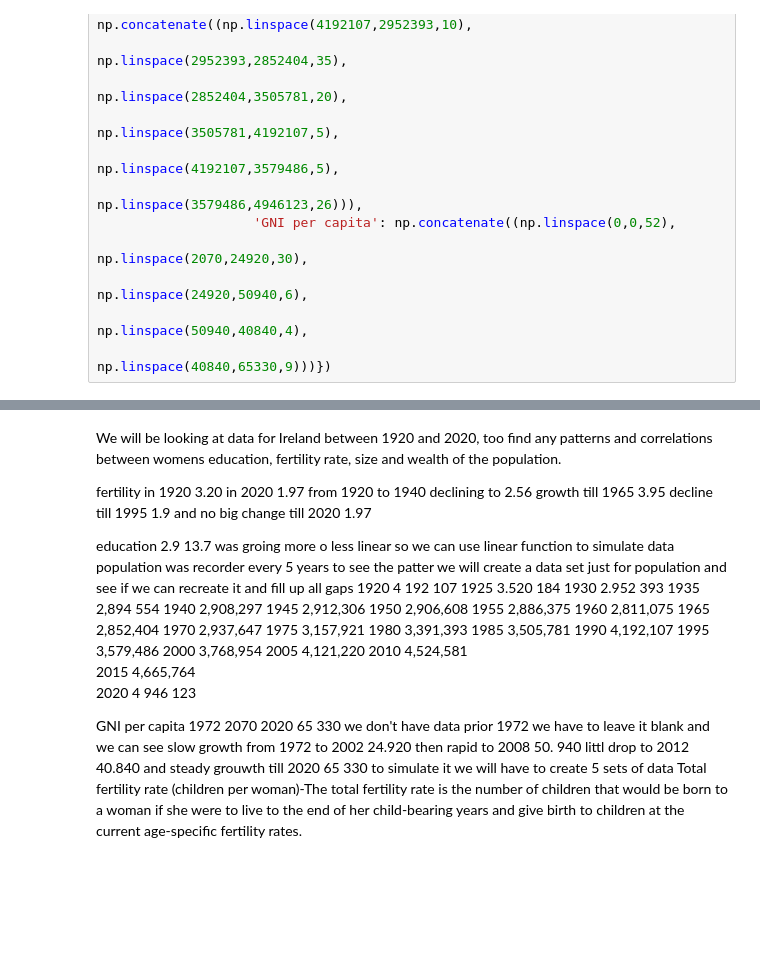
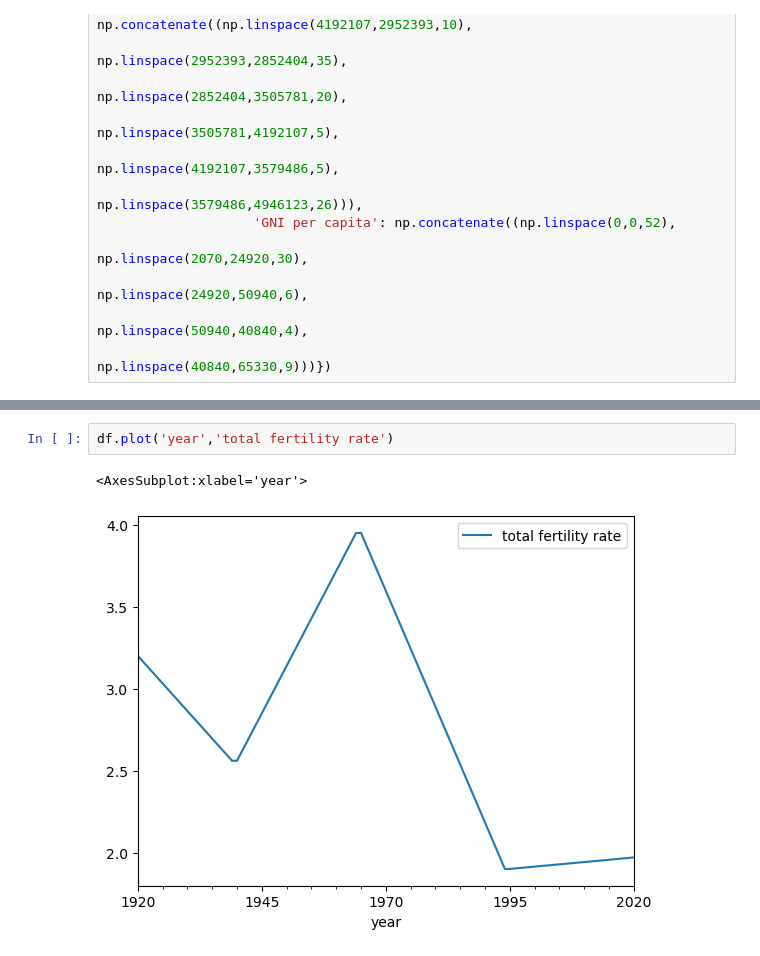
Before and after one commit to OlgaKnut/Programming-for-Data-Analysis-Project-1, a Jupyter notebook: pfda_project_1.ipynb, the cells around one changed output, grey strips where cells are left out. Saved outputs shown, nothing was run; the diff lists cells and outputs as text; blank space fills up the shorter version.

```diff
--- a/pfda_project_1.ipynb
+++ b/pfda_project_1.ipynb
@@ -102,35 +96,5 @@ GNI per capitaGNI per capita (formerly GNP per capita) is the gross national inc
-# %% [markdown]
-We will be looking at data for Ireland between 1920 and 2020, too find any patterns and correlations between womens education, fertility rate, size and wealth of the population.
-
-fertility in 1920 3.20 in 2020 1.97
-from 1920 to 1940 declining to 2.56
-growth till 1965 3.95
-decline till 1995 1.9
-and no big change till 2020 1.97
-
-education  2.9  13.7  was groing more o less linear so we can use linear function to simulate data
-population was recorder every 5 years to see the patter we will create a data set just for population and see if we can recreate it and fill up all gaps
-1920 4 192 107
-1925 3.520 184
- 1930 2.952 393
-  1935 2,894 554
-  1940 2,908,297
-  1945 2,912,306
-  1950 2,906,608
-  1955 2,886,375
-  1960 2,811,075
-  1965 2,852,404
-  1970 2,937,647
-  1975 3,157,921
-  1980 3,391,393
-  1985 3,505,781
-  1990 4,192,107
-  1995 3,579,486
-  2000 3,768,954
-  2005 4,121,220
-  2010 4,524,581
-  2015 4,665,764
-2020 4 946 123
-
-GNI per capita 1972 2070     2020 65 330 we don't have data prior 1972 we have to leave it blank and we can see slow growth from 1972 to 2002 24.920 then rapid to 2008 50. 940 littl drop to 2012 40.840 and steady grouwth till 2020 65 330 to simulate it we will have to create 5 sets of data
-Total fertility rate (children per woman)-The total fertility rate is the number of children that would be born to a woman if she were to live to the end of her child-bearing years and give birth to children at the current age-specific fertility rates.
+# %%
+df.plot('year','total fertility rate')
+# %% [output]
+<AxesSubplot:xlabel='year'>
+[figure, added]
```
Also changed, not shown: parts of 18 cells of this notebook.
